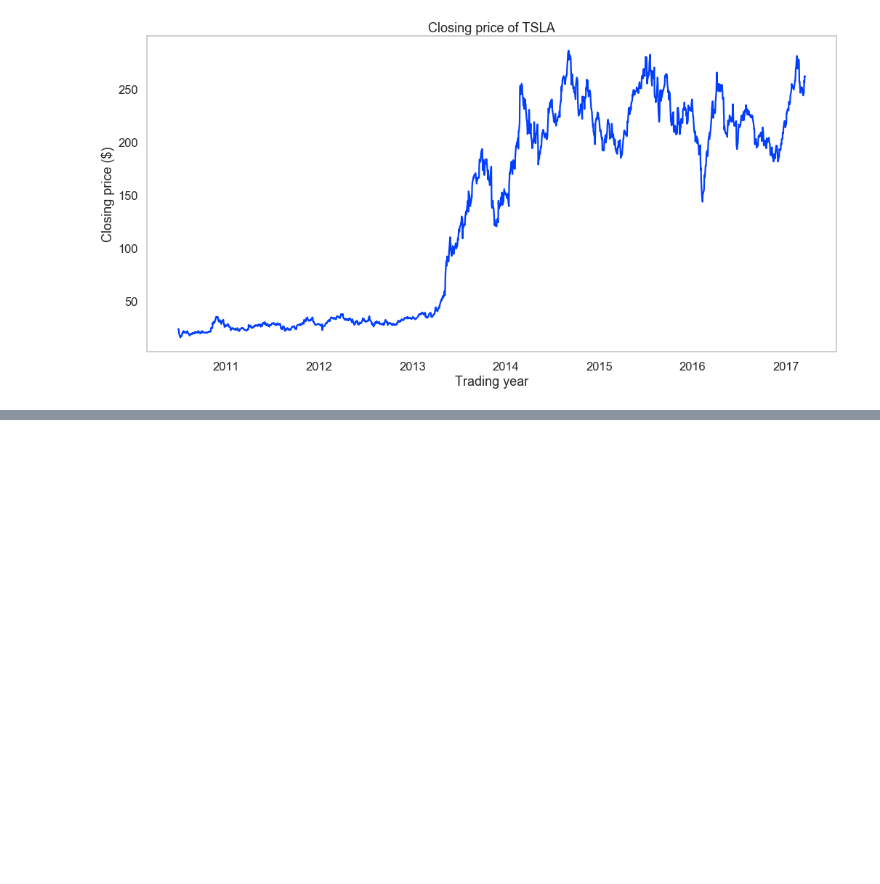
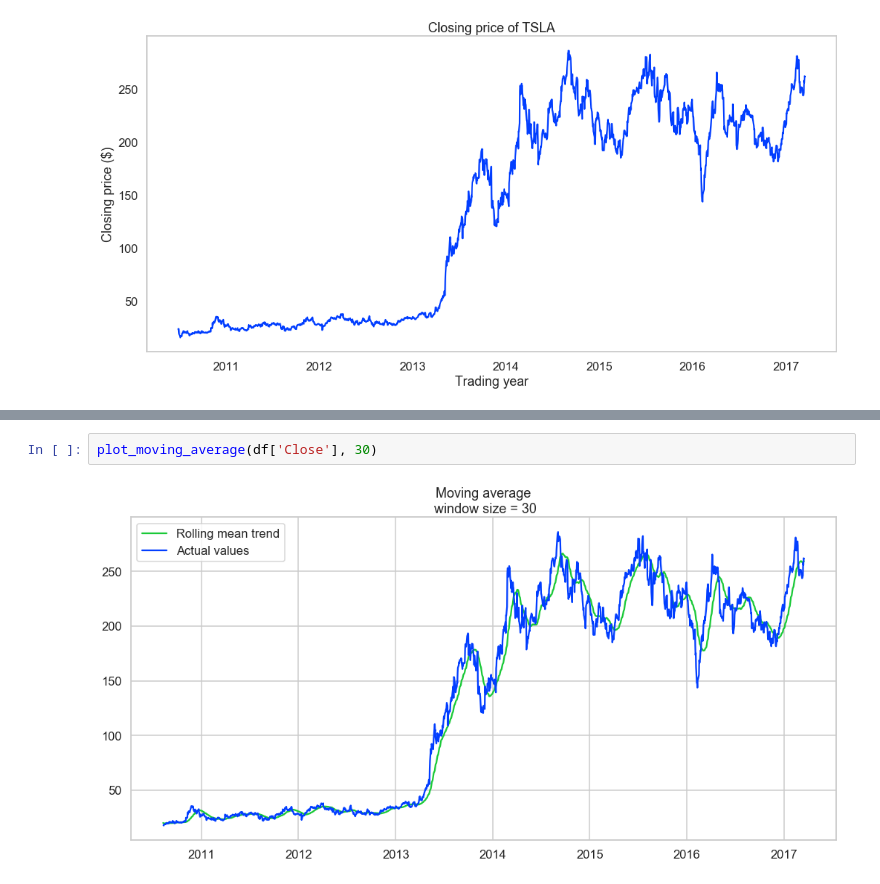
Before and after one commit to JonBebi/Teslock, a Jupyter notebook: Teslock.ipynb, the cells around one changed output, grey strips where cells are left out. Saved outputs shown, nothing was run; the diff lists cells and outputs as text; blank space fills up the shorter version.

```diff
--- a/Teslock.ipynb
+++ b/Teslock.ipynb
@@ -110,0 +133,4 @@ plt.show()
+# %%
+plot_moving_average(df['Close'], 30)
+# %% [output]
+[figure, added]
```
Also changed, not shown: parts of 3 cells of this notebook.
